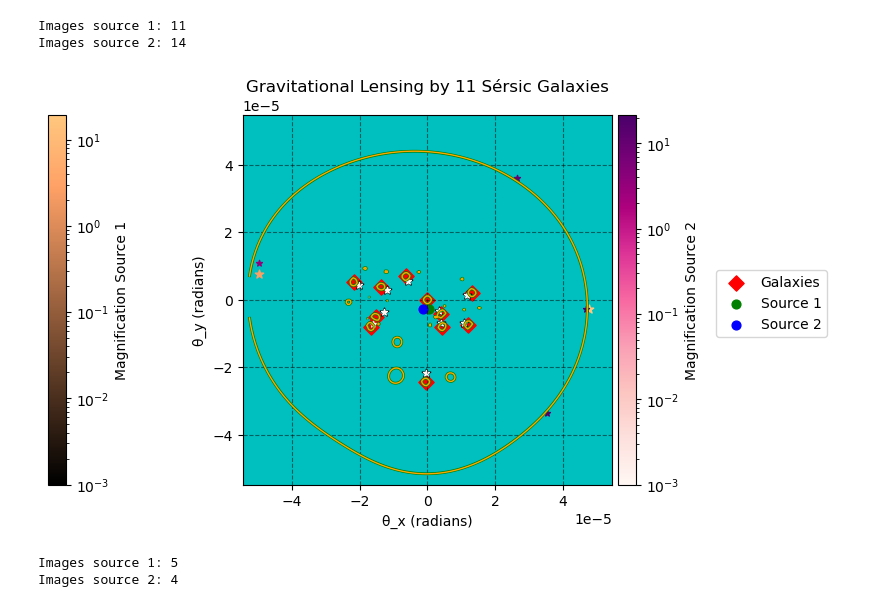
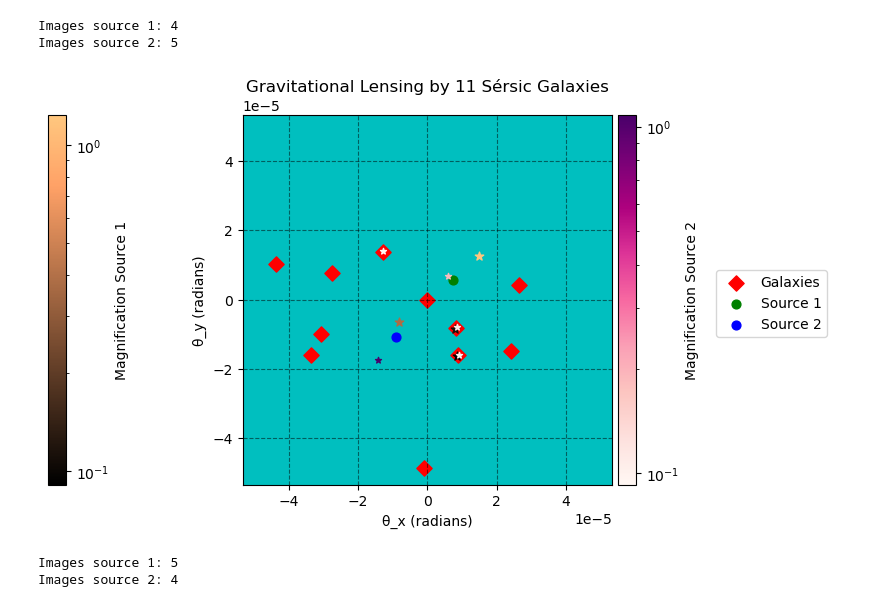
Before and after one commit to julz-tea-scl/Final-Year-Project, a Jupyter notebook: 11 Galaxies in Cluster Lensing Pipeline.ipynb, the cells around one changed output. Cells and saved outputs as stored; diff of their text form; code cells hidden in the pictures.

Commit message:
fix scale

```diff
--- a/11 Galaxies in Cluster Lensing Pipeline.ipynb
+++ b/11 Galaxies in Cluster Lensing Pipeline.ipynb
@@ -6,9 +6,9 @@ from scipy.optimize import root
 import matplotlib.colors as mcolors
 from astropy.cosmology import Planck18 as cosmo
 
-# =========================
+
 # Constants
-# =========================
+
 G = 6.67e-11
 c = 3e8
 
@@ -17,9 +17,9 @@ n = 4
 b = 1.9992*n - 0.3271
 r_e = 3.086e21
 
-# =========================
+
 # Redshifts & distances
-# =========================
+
 z_d = 0.268
 z_s1 = 1.407
 z_s2 = 1.412
@@ -34,9 +34,9 @@ D_ds2 = cosmo.angular_diameter_distance_z1z2(z_d, z_s2).value * 3.086e22
 scale_1 = D_ds1 / D_s1
 scale_2 = D_ds2 / D_s2
 
-# =========================
+
 # Galaxy catalogue
-# =========================
+
 RA = np.deg2rad(np.array([
 180.1711571,180.1706384,180.1670402,180.1669367,180.1649901,
 180.1647511,180.1620085,180.1585672,180.1578159,180.1571312,
@@ -58,12 +58,12 @@ theta_x = (RA - RA0)*np.cos(DEC0)
 theta_y = (DEC - DEC0)
 galaxy_positions = np.vstack([theta_x, theta_y]).T
 
-# =========================
+
 # Mass model
-# =========================
+
 N_gal = len(galaxy_positions)
-M = np.ones(N_gal)*1e42
-M[central_index] = 5e42   # dominant lens
+M = np.ones(N_gal)*2e40
+M[central_index] = 1e42   # dominant lens
 
 
 # Use average only for normalization
@@ -81,7 +81,7 @@ theta_E = np.sqrt((4*G*np.mean(M))/(c**2)*D_ds/(D_d*D_s))
 # Convert to arcseconds scale (~strong lensing regime)
 arcsec = np.pi / (180 * 3600)
 
-scale_factor = (5 * arcsec) / np.max(np.linalg.norm(galaxy_positions, axis=1))
+scale_factor = (10 * arcsec) / np.max(np.linalg.norm(galaxy_positions, axis=1))
 galaxy_positions *= scale_factor
 # %%
 # Deflection
@@ -167,14 +167,15 @@ caustics_2 = np.array([
 ])
 
 
-# Place sources near caustics
+# Choose a central point in the caustics
+caustic_center = np.mean(caustics_1, axis=0)
 
-base_point = caustics_1[len(caustics_1)//2]
+# Set a larger offset from the caustic
+dist_from_caustic = theta_E
 
-offset = 1e-6
-
-β_1 = base_point + np.array([offset, 0])
-β_2 = base_point + np.array([-offset, 0])
+# Place the sources at different positions away from caustic_center
+β_1 = caustic_center + np.array([2.5*dist_from_caustic, 2*dist_from_caustic])
+β_2 = caustic_center + np.array([-3*dist_from_caustic, -3.5*dist_from_caustic])
 
 
 # Image finder
@@ -203,8 +204,8 @@ mu_2=[magnification(θ,β_2,scale_2) for θ in images_2]
 print("Images source 1:",len(images_1))
 print("Images source 2:",len(images_2))
 # %% [output]
-Images source 1: 11
-Images source 2: 14
+Images source 1: 4
+Images source 2: 5
 # %%
 
 # Plot
@@ -226,8 +227,8 @@ ax.scatter(β_1[0],β_1[1],color='green',s=40,label="Source 1")
 ax.scatter(β_2[0],β_2[1],color='blue',s=40,label="Source 2")
 
 # critical curves
-ax.contour(Θx,Θy,detJ_1,levels=[0],colors='green', linewidths=2)
-ax.contour(Θx,Θy,detJ_2,levels=[0],colors='orange', linewidths=1)
+# ax.contour(Θx,Θy,detJ_1,levels=[0],colors='green', linewidths=2)
+# ax.contour(Θx,Θy,detJ_2,levels=[0],colors='orange', linewidths=1)
 
 # colormaps
 cmap1 = plt.cm.copper
@@ -253,34 +254,34 @@ for i,θ in enumerate(images_1):
                )
 
 for i,θ in enumerate(images_2):
 
     ax.scatter(θ[0],θ[1],
                marker='*',
                s=20,
                color=cmap2(norm2(mu_2[i])),
                )
 
 # limits
 all_positions = np.vstack([images_1, images_2, galaxy_positions, [β_1, β_2]])
 max_range = np.max(np.abs(all_positions)) * 1.1
 
 ax.set_facecolor('c')
 
 ax.set_xlim(-max_range,max_range)
 ax.set_ylim(-max_range,max_range)
 
 ax.grid(True,linestyle='--',alpha=0.5, color='black')
 
 ax.set_xlabel("θ_x (radians)")
 ax.set_ylabel("θ_y (radians)")
 
 ax.set_title("Gravitational Lensing by 11 Sérsic Galaxies")
 
 ax.legend(loc='upper right', bbox_to_anchor=(1.6, 0.6))
 
 plt.show()
 # %% [output]
-[figure, old version]
+[figure, new version]
 # %%
 import numpy as np
 import matplotlib.pyplot as plt
```
